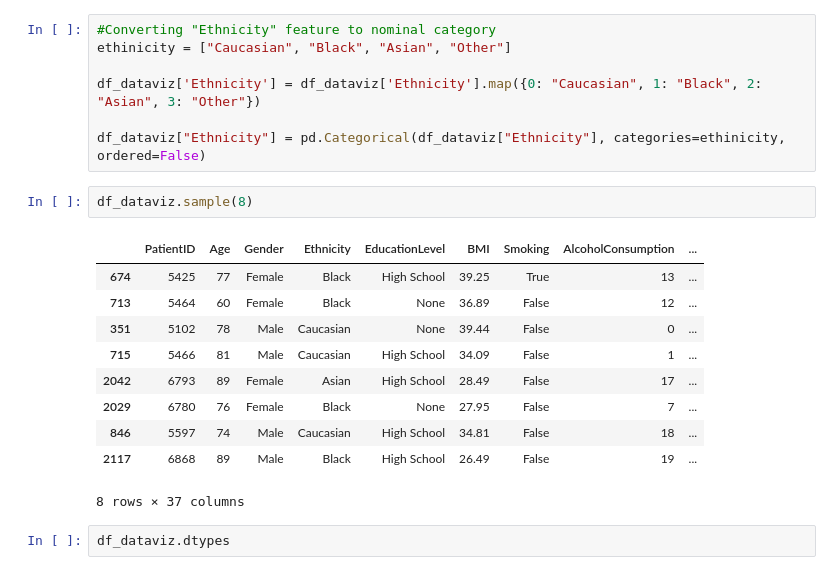
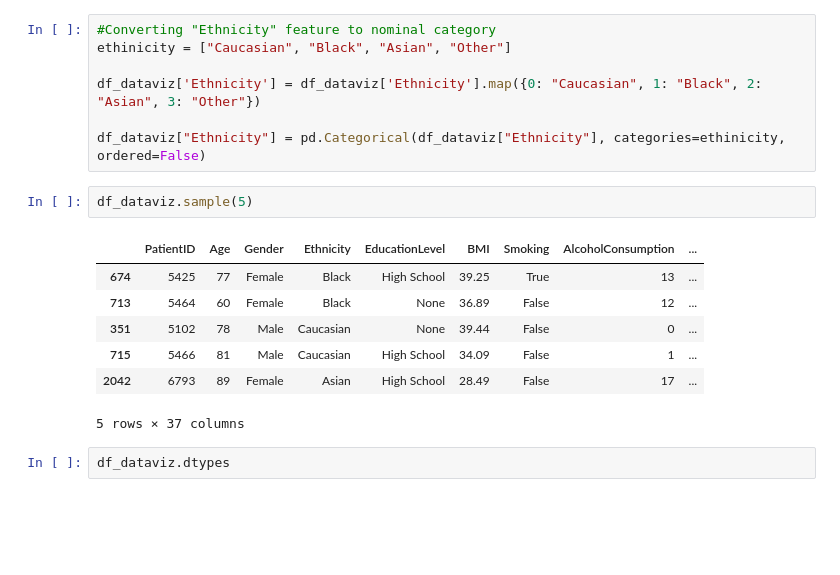
Before and after one commit to ggryschek/NK_SS_DashBoard, a Jupyter notebook: NK_SS_Data_Analysis_Pipeline.ipynb, the cells around one changed output. Cells and saved outputs as stored; diff of their text form; blank space fills up the shorter version.

```diff
--- a/NK_SS_Data_Analysis_Pipeline.ipynb
+++ b/NK_SS_Data_Analysis_Pipeline.ipynb
@@ -360,18 +363,15 @@ df_dataviz['Ethnicity'] = df_dataviz['Ethnicity'].map({0: "Caucasian", 1: "Black
 
 df_dataviz["Ethnicity"] = pd.Categorical(df_dataviz["Ethnicity"], categories=ethinicity, ordered=False)
 # %%
-df_dataviz.sample(8)
+df_dataviz.sample(5)
 # %% [output]
 |  | PatientID | Age | Gender | Ethnicity | EducationLevel | BMI | Smoking | AlcoholConsumption | ... |
 | 674 | 5425 | 77 | Female | Black | High School | 39.25 | True | 13 | ... |
 | 713 | 5464 | 60 | Female | Black | None | 36.89 | False | 12 | ... |
 | 351 | 5102 | 78 | Male | Caucasian | None | 39.44 | False | 0 | ... |
 | 715 | 5466 | 81 | Male | Caucasian | High School | 34.09 | False | 1 | ... |
 | 2042 | 6793 | 89 | Female | Asian | High School | 28.49 | False | 17 | ... |
-| 2029 | 6780 | 76 | Female | Black | None | 27.95 | False | 7 | ... |
-| 846 | 5597 | 74 | Male | Caucasian | High School | 34.81 | False | 18 | ... |
-| 2117 | 6868 | 89 | Male | Black | High School | 26.49 | False | 19 | ... |
-8 rows × 37 columns
+5 rows × 37 columns
 # %%
 df_dataviz.dtypes
 # %% [output]
```
Also changed, not shown: parts of 40 cells of this notebook, 2 other files.
